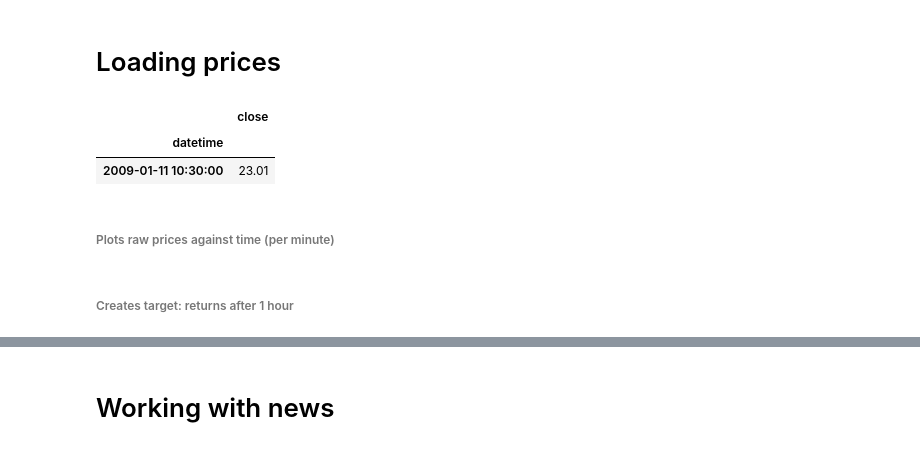
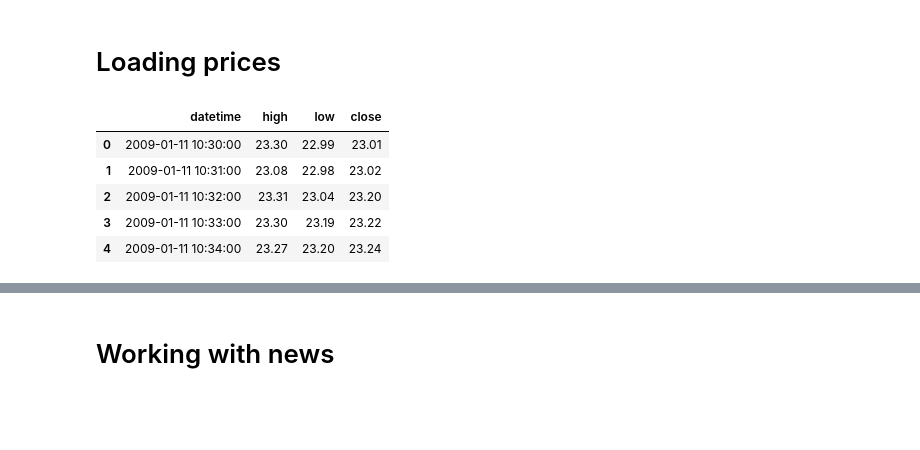
Before and after one commit to Quotermain/sber_stock_analysis, a Jupyter notebook: analysis.ipynb, the cells around one changed output, grey strips where cells are left out. Cells and saved outputs as stored; diff of their text form; code cells hidden in the pictures; blank space fills up the shorter version.

```diff
--- a/analysis.ipynb
+++ b/analysis.ipynb
@@ -121,17 +139,17 @@ label_dict
 # %%
 data = pd.read_csv(
     'drive/MyDrive/data/SBER.txt',
-    usecols=['<DATE>', '<TIME>', '<CLOSE>'],
+    usecols=['<DATE>', '<TIME>', '<CLOSE>', '<HIGH>', '<LOW>'],
     parse_dates=[['<DATE>', '<TIME>']],
     dayfirst=True
 )
-data.columns = ['datetime', 'close']
-data.set_index('datetime', inplace=True)
+data.columns = ['datetime', 'high', 'low',  'close']
 
-data.head(1)
+data.head()
 # %% [output]
-|  | close |
-| datetime |  |
-| 2009-01-11 10:30:00 | 23.01 |
+|  | datetime | high | low | close |
+| 0 | 2009-01-11 10:30:00 | 23.30 | 22.99 | 23.01 |
+| 1 | 2009-01-11 10:31:00 | 23.08 | 22.98 | 23.02 |
+| 2 | 2009-01-11 10:32:00 | 23.31 | 23.04 | 23.20 |
+| 3 | 2009-01-11 10:33:00 | 23.30 | 23.19 | 23.22 |
+| 4 | 2009-01-11 10:34:00 | 23.27 | 23.20 | 23.24 |
-# %% [markdown]
-###### Plots raw prices against time (per minute)
@@ -145,2 +155,0 @@ plt.show()
-# %% [markdown]
-###### Creates target: returns after 1 hour
```
Also changed, not shown: parts of 30 cells of this notebook.
